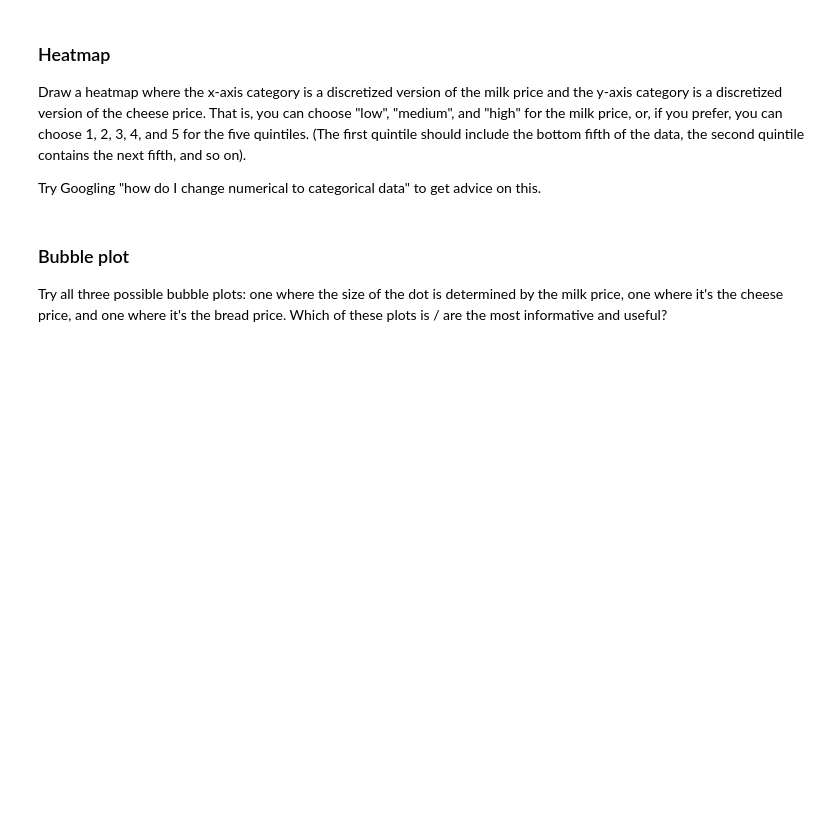
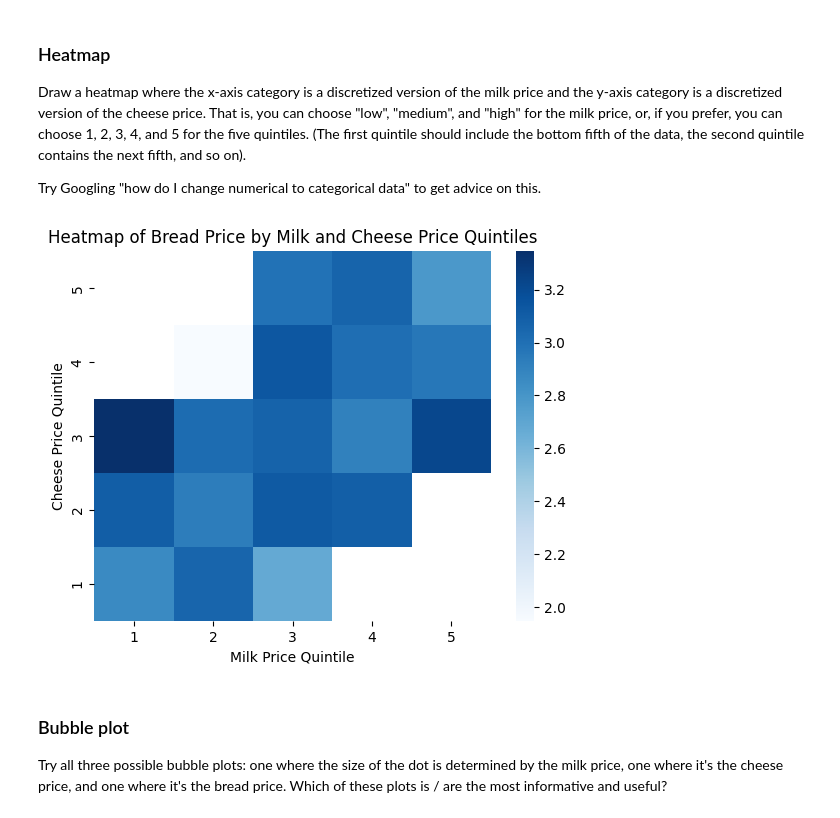
Before and after one commit to calebhadley1/Module-B-semester-2, a Jupyter notebook: OMDS-ModB2-Week8-Hadley-Caleb.ipynb, the cells around one changed output. Saved outputs shown, nothing was run; the diff lists cells and outputs as text; code cells hidden in the pictures; blank space fills up the shorter version.

```diff
--- a/OMDS-ModB2-Week8-Hadley-Caleb.ipynb
+++ b/OMDS-ModB2-Week8-Hadley-Caleb.ipynb
@@ -245,3 +263,17 @@ Try Googling "how do I change numerical to categorical data" to get advice on th
+# %%
+df3['milk_bin'] = pd.qcut(df3['milk'], 5, labels=[1, 2, 3, 4, 5])
+df3['cheese_bin'] = pd.qcut(df3['cheese'], 5, labels=[1, 2, 3, 4, 5])
+
+df3_pivot = df3.pivot_table(index='cheese_bin', columns='milk_bin', values='bread', aggfunc='mean')
+
+sns.heatmap(df3_pivot, cmap='Blues')
+plt.title('Heatmap of Bread Price by Milk and Cheese Price Quintiles')
+plt.xlabel('Milk Price Quintile')
+plt.ylabel('Cheese Price Quintile')
+plt.gca().invert_yaxis()
+None
+# %% [output]
+[figure, added]
 # %% [markdown]
 ### Bubble plot
 
```
Also changed, not shown: parts of 6 cells of this notebook.
